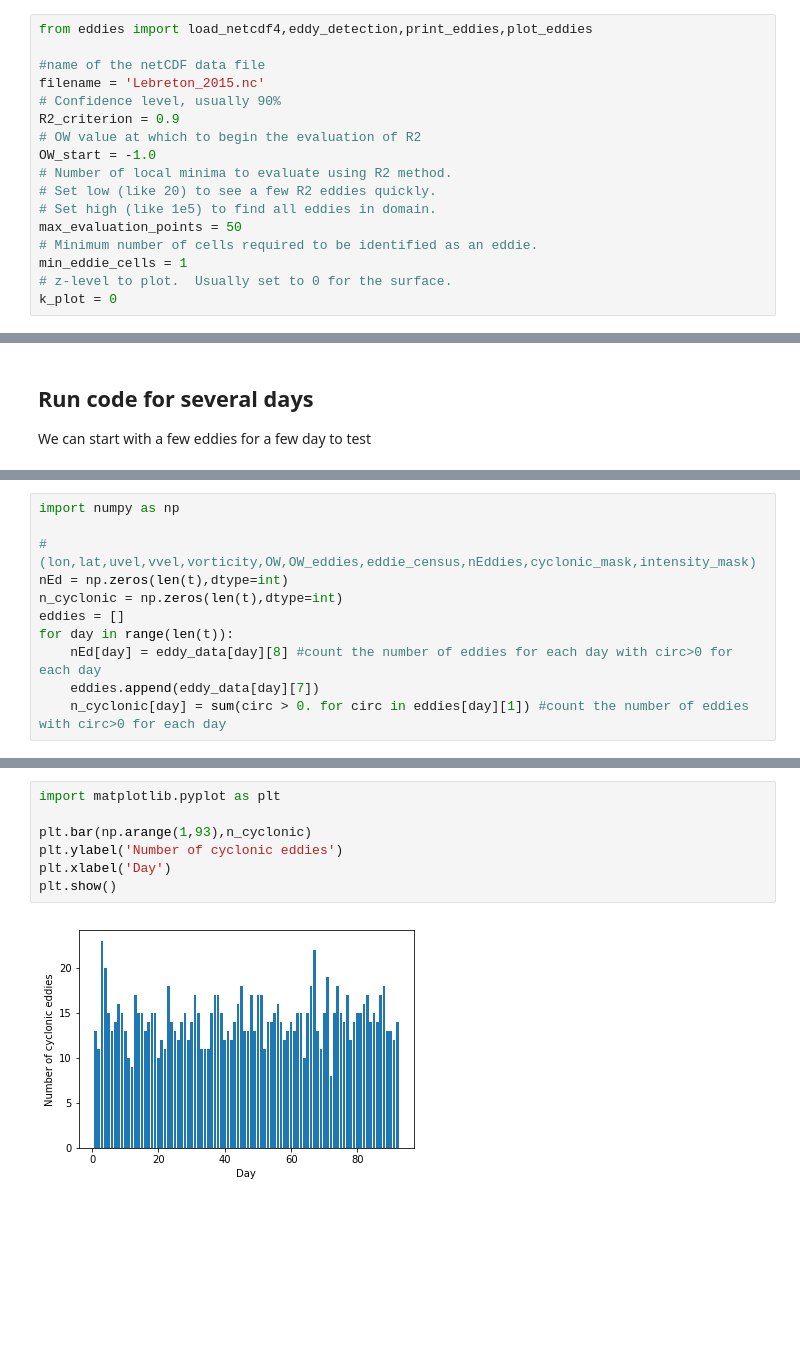
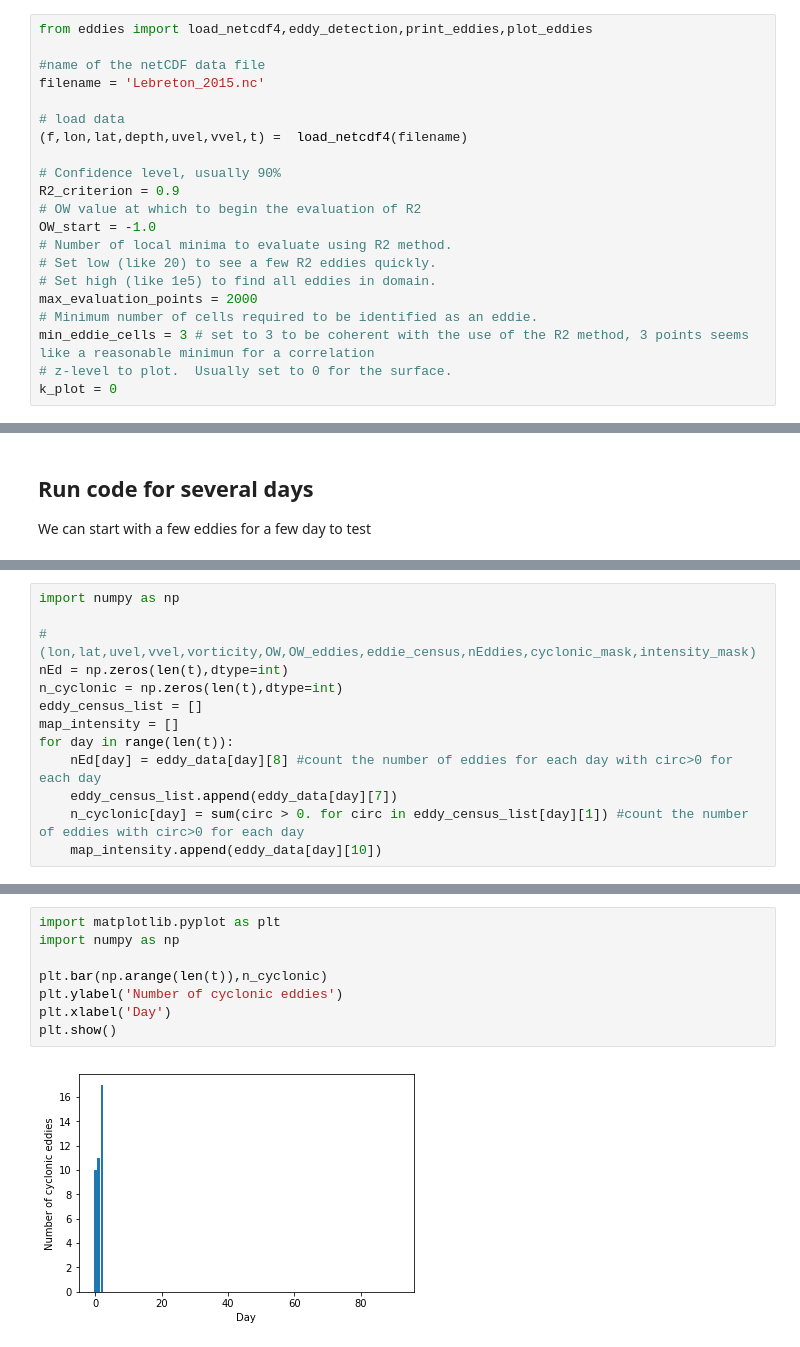
Before and after one commit to JASaa/eddies-R2, a Jupyter notebook: eddy_dates_test.ipynb, the cells around one changed output, grey strips where cells are left out. Drawn from its saved outputs; the diff is of its cells as text; blank space fills up the shorter version.

Commit message:
v0 loop in eddy_dates_test eddy post-proc: nEddies no cyclonic mask, int_mask to circ_mask eddies

```diff
--- a/eddy_dates_test.ipynb
+++ b/eddy_dates_test.ipynb
@@ -11,6 +11,10 @@ from eddies import load_netcdf4,eddy_detection,print_eddies,plot_eddies
 
 #name of the netCDF data file
 filename = 'Lebreton_2015.nc'
+
+# load data
+(f,lon,lat,depth,uvel,vvel,t) =  load_netcdf4(filename)
+
 # Confidence level, usually 90%
 R2_criterion = 0.9
 # OW value at which to begin the evaluation of R2
@@ -18,9 +22,9 @@ OW_start = -1.0
 # Number of local minima to evaluate using R2 method.
 # Set low (like 20) to see a few R2 eddies quickly.
 # Set high (like 1e5) to find all eddies in domain.
-max_evaluation_points = 50
+max_evaluation_points = 2000
 # Minimum number of cells required to be identified as an eddie.
-min_eddie_cells = 1
+min_eddie_cells = 3 # set to 3 to be coherent with the use of the R2 method, 3 points seems like a reasonable minimun for a correlation
 # z-level to plot.  Usually set to 0 for the surface.
 k_plot = 0
 # %% [markdown]
@@ -62,0 +59,13 @@ plot_eddies(lon,lat,uvel,vvel,vorticity,OW,OW_eddies,eddie_census,nEddies,intens
+# %%
+import numpy as np
+
+# (lon,lat,uvel,vvel,vorticity,OW,OW_eddies,eddie_census,nEddies,cyclonic_mask,intensity_mask)
+nEd = np.zeros(len(t),dtype=int)
+n_cyclonic = np.zeros(len(t),dtype=int)
+eddy_census_list = []
+map_intensity = []
+for day in range(len(t)):
+    nEd[day] = eddy_data[day][8] #count the number of eddies for each day with circ>0 for each day
+    eddy_census_list.append(eddy_data[day][7])
+    n_cyclonic[day] = sum(circ > 0. for circ in eddy_census_list[day][1]) #count the number of eddies with circ>0 for each day
+    map_intensity.append(eddy_data[day][10])
@@ -83,13 +99,2 @@ Eddie census data
-# %%
-import numpy as np
-
-# (lon,lat,uvel,vvel,vorticity,OW,OW_eddies,eddie_census,nEddies,cyclonic_mask,intensity_mask)
-nEd = np.zeros(len(t),dtype=int)
-n_cyclonic = np.zeros(len(t),dtype=int)
-eddies = []
-for day in range(len(t)):
-    nEd[day] = eddy_data[day][8] #count the number of eddies for each day with circ>0 for each day
-    eddies.append(eddy_data[day][7])
-    n_cyclonic[day] = sum(circ > 0. for circ in eddies[day][1]) #count the number of eddies with circ>0 for each day
 # %%
 import matplotlib.pyplot as plt
@@ -103,12 +109,13 @@ plt.show()
 # %%
 import matplotlib.pyplot as plt
+import numpy as np
 
-plt.bar(np.arange(1,93),n_cyclonic)
+plt.bar(np.arange(len(t)),n_cyclonic)
 plt.ylabel('Number of cyclonic eddies')
 plt.xlabel('Day')
 plt.show()
 # %% [output]
-[figure, old version]
+[figure, new version]
 # %%
 import matplotlib.pyplot as plt
 #plot of circulation vs diameter for a certain day
```
Also changed, not shown: parts of 15 cells of this notebook, 1 other file.
